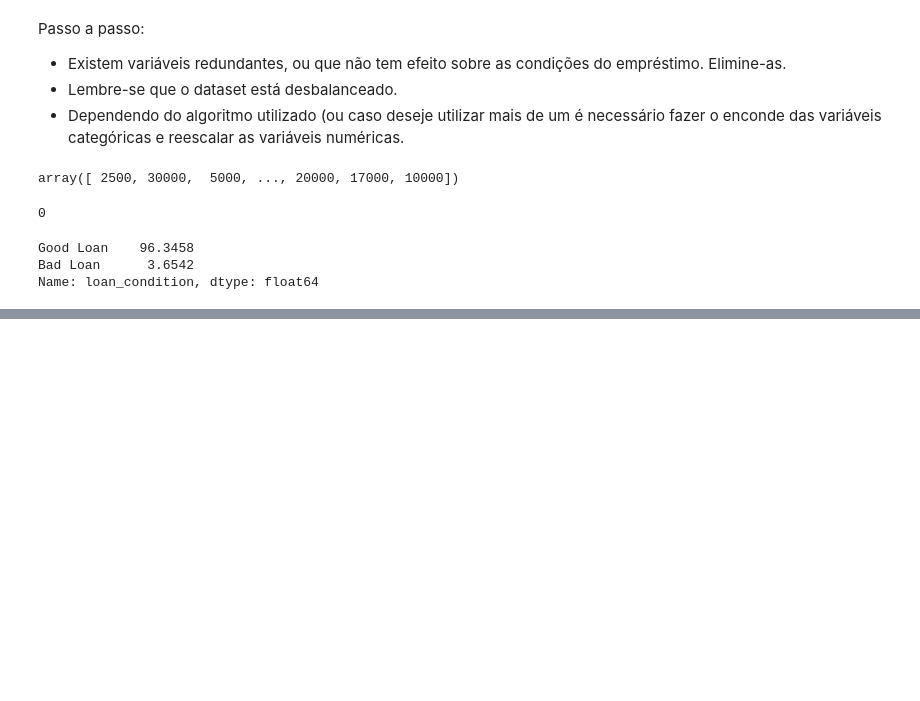
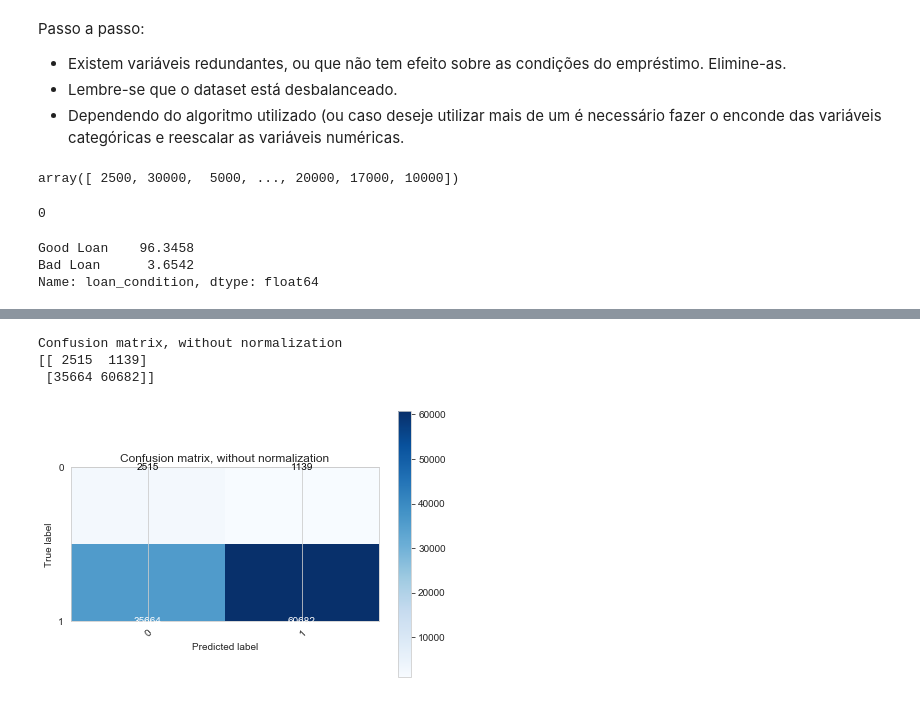
Before and after one commit to bahbbc/presentations, a Jupyter notebook: classes/lending_challenge/Lending club.ipynb, the cells around one changed output, grey strips where cells are left out. Cells and saved outputs as stored; diff of their text form; code cells hidden in the pictures; blank space fills up the shorter version.

```diff
--- a/classes/lending_challenge/Lending club.ipynb
+++ b/classes/lending_challenge/Lending club.ipynb
@@ -740,5 +751,5 @@ combined_pipeline = FeatureUnion(transformer_list=[
     ('categorical_pipeline', categorical_pipeline)
 ])
 
-X = combined_pipeline.fit_transform(X_train)
-X_train = X.transform(X_train)
+X_train = combined_pipeline.fit_transform(X_train)
+X_test = combined_pipeline.transform(X_test)
@@ -748,6 +756,6 @@ IndexError: only integers, slices (`:`), ellipsis (`...`), numpy.newaxis (`None`
-# %%
-from sklearn.preprocessing import StandardScaler
-
-sc_X = StandardScaler()
-X_train = sc_X.fit_transform(X_train)
-X_test = sc_X.transform(X_test)
+# %%
+from sklearn.linear_model import LogisticRegression
+
+log_reg = LogisticRegression(random_state=42, class_weight='balanced')
+# log_reg_sm = LogisticRegression()
+log_reg.fit(X_train, y_train)
@@ -753,0 +769,3 @@ X_test = sc_X.transform(X_test)
+# %%
+y_pred = log_reg.predict(X_test)
+y_pred_proba = log_reg.predict_proba(X_test)
@@ -753,0 +825,8 @@ X_test = sc_X.transform(X_test)
+# %%
+_ = plot_confusion_matrix(y_test, y_pred,
+                      title='Confusion matrix, without normalization')
+# %% [output]
+Confusion matrix, without normalization
+[[ 2515  1139]
+ [35664 60682]]
+[figure, added]
```
Also changed, not shown: parts of 16 cells of this notebook.
